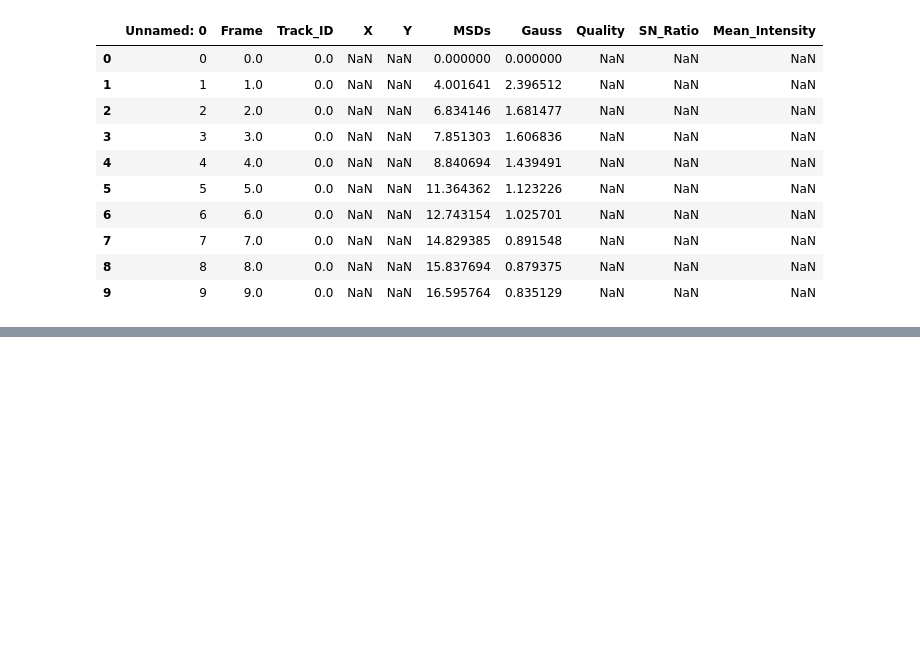
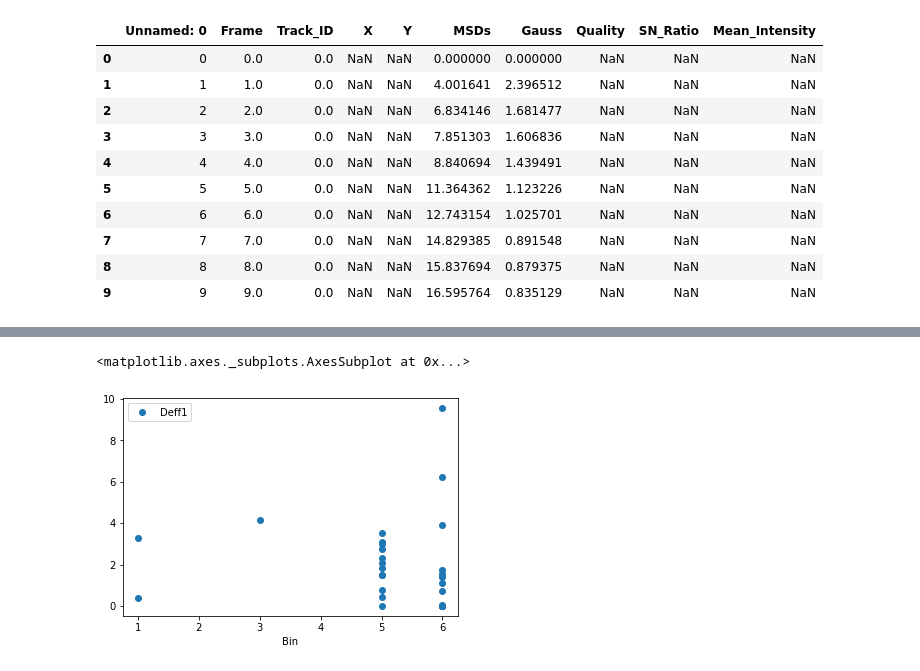
Before and after one commit to Nance-Lab/diff_classifier, a Jupyter notebook: notebooks/development/PNN_binning.ipynb, the cells around one changed output, grey strips where cells are left out. Drawn from its saved outputs; the diff is of its cells as text; code cells hidden in the pictures; blank space fills up the shorter version.

```diff
--- a/notebooks/development/PNN_binning.ipynb
+++ b/notebooks/development/PNN_binning.ipynb
@@ -115,0 +140,5 @@ merged[0:10]
+# %%
+feat_df
+feat_df['Euc'] = np.nan
+feat_df['Bin'] = np.nan
+feat_df[0:10]
@@ -115,0 +158,35 @@ merged[0:10]
+# %%
+tot_traj = int(max(feat_df['Track_ID']))
+one_count = 0
+two_count = 0
+three_count = 0
+four_count = 0
+five_count = 0
+six_count = 0
+seven_count = 0
+
+
+for i in range(0,tot_traj+1):
+    feat_df['Euc'][i] = euc_img[int(round(feat_df['X'][i])),int(round(feat_df['Y'][i]))]
+
+    if feat_df['Euc'][i] == 0:
+        feat_df['Bin'][i] = 1
+        one_count = one_count+1
+    elif feat_df['Euc'][i] <= 3.57: #250 nm
+        feat_df['Bin'][i] = 2
+        two_count = two_count+1
+    elif feat_df['Euc'][i] <= 7.14: #500 nm
+        feat_df['Bin'][i] = 3
+        three_count = three_count+1
+    elif feat_df['Euc'][i] <= 14.28: # 1 um
+        feat_df['Bin'][i] = 4
+        four_count = four_count+1
+    elif feat_df['Euc'][i] <= 142.8: # 10 um
+        feat_df['Bin'][i] = 5
+        five_count = five_count+1
+    elif feat_df['Euc'][i] <= 714.3: # 50 um
+        feat_df['Bin'][i] = 6
+        six_count = six_count+1
+    else:
+        feat_df['Bin'][i] = 7
+        seven_count = seven_count+1
@@ -115,0 +240,5 @@ merged[0:10]
+# %%
+feat_df.plot(x = 'Bin', y = 'Deff1', style = 'o')
+# %% [output]
+<matplotlib.axes._subplots.AxesSubplot at 0x...>
+[figure, added]
```
Also changed, not shown: parts of 7 cells of this notebook.
